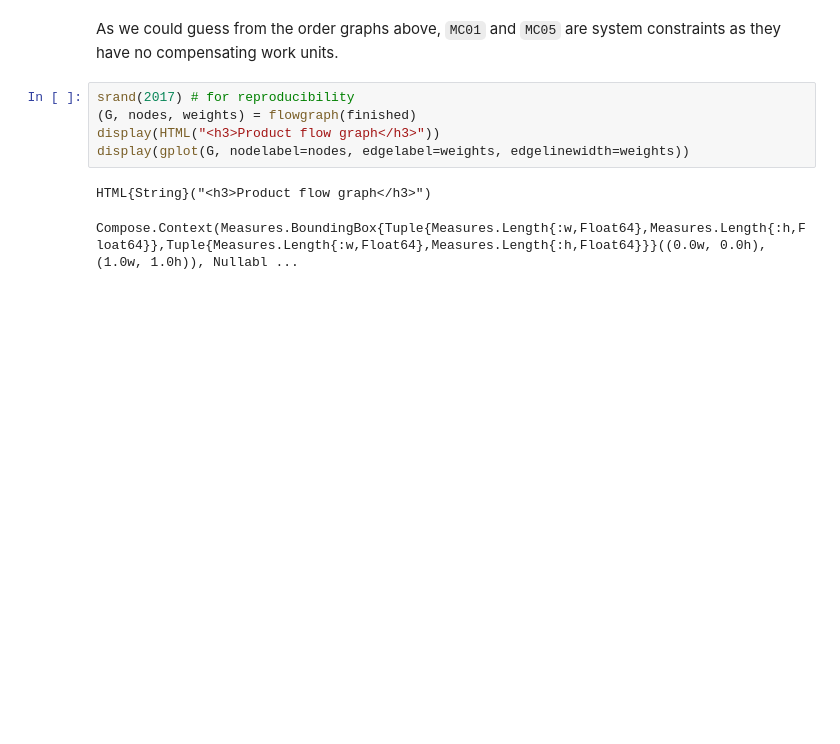
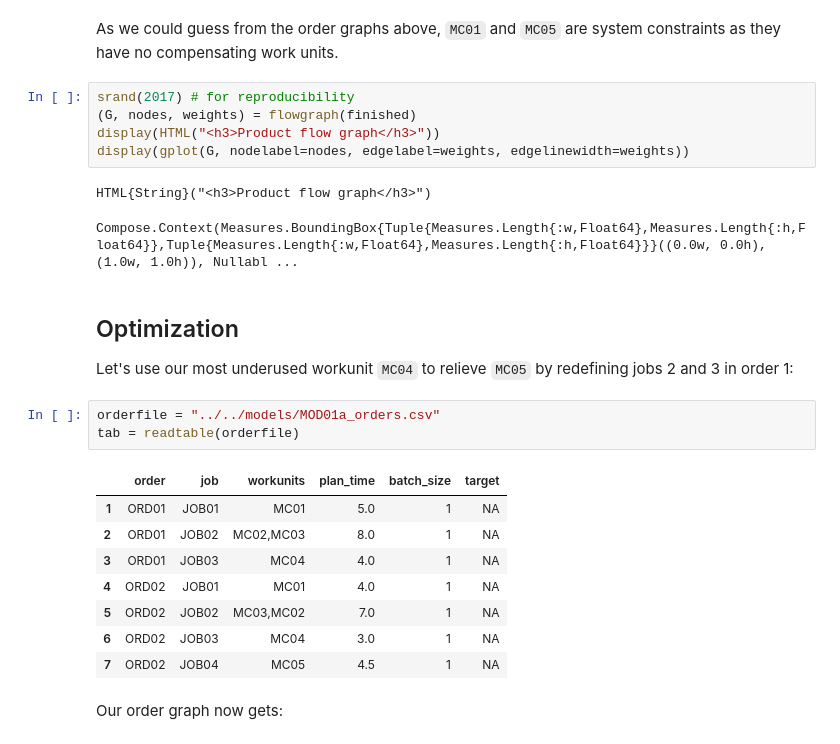
Before and after one commit to pbayer/ProcessFlows.jl, a Jupyter notebook: docs/notebooks/06 The use of graphs in PFlow.ipynb, the cells around one changed output. Cells and saved outputs as stored; diff of their text form; blank space fills up the shorter version.

```diff
--- a/docs/notebooks/06 The use of graphs in PFlow.ipynb
+++ b/docs/notebooks/06 The use of graphs in PFlow.ipynb
@@ -157,3 +153,21 @@ display(gplot(G, nodelabel=nodes, edgelabel=weights, edgelinewidth=weights))
 # %% [output]
 HTML{String}("<h3>Product flow graph</h3>")
 Compose.Context(Measures.BoundingBox{Tuple{Measures.Length{:w,Float64},Measures.Length{:h,Float64}},Tuple{Measures.Length{:w,Float64},Measures.Length{:h,Float64}}}((0.0w, 0.0h), (1.0w, 1.0h)), Nullabl ...
+# %% [markdown]
+## Optimization
+
+Let's use our most underused workunit `MC04` to relieve `MC05` by redefining jobs 2 and 3 in order 1:
+# %%
+orderfile = "../../models/MOD01a_orders.csv"
+tab = readtable(orderfile)
+# %% [output]
+|  | order | job | workunits | plan_time | batch_size | target |
+| 1 | ORD01 | JOB01 | MC01 | 5.0 | 1 | NA |
+| 2 | ORD01 | JOB02 | MC02,MC03 | 8.0 | 1 | NA |
+| 3 | ORD01 | JOB03 | MC04 | 4.0 | 1 | NA |
+| 4 | ORD02 | JOB01 | MC01 | 4.0 | 1 | NA |
+| 5 | ORD02 | JOB02 | MC03,MC02 | 7.0 | 1 | NA |
+| 6 | ORD02 | JOB03 | MC04 | 3.0 | 1 | NA |
+| 7 | ORD02 | JOB04 | MC05 | 4.5 | 1 | NA |
+# %% [markdown]
+Our order graph now gets:
```
Also changed, not shown: parts of 17 cells of this notebook, 4 other files.
